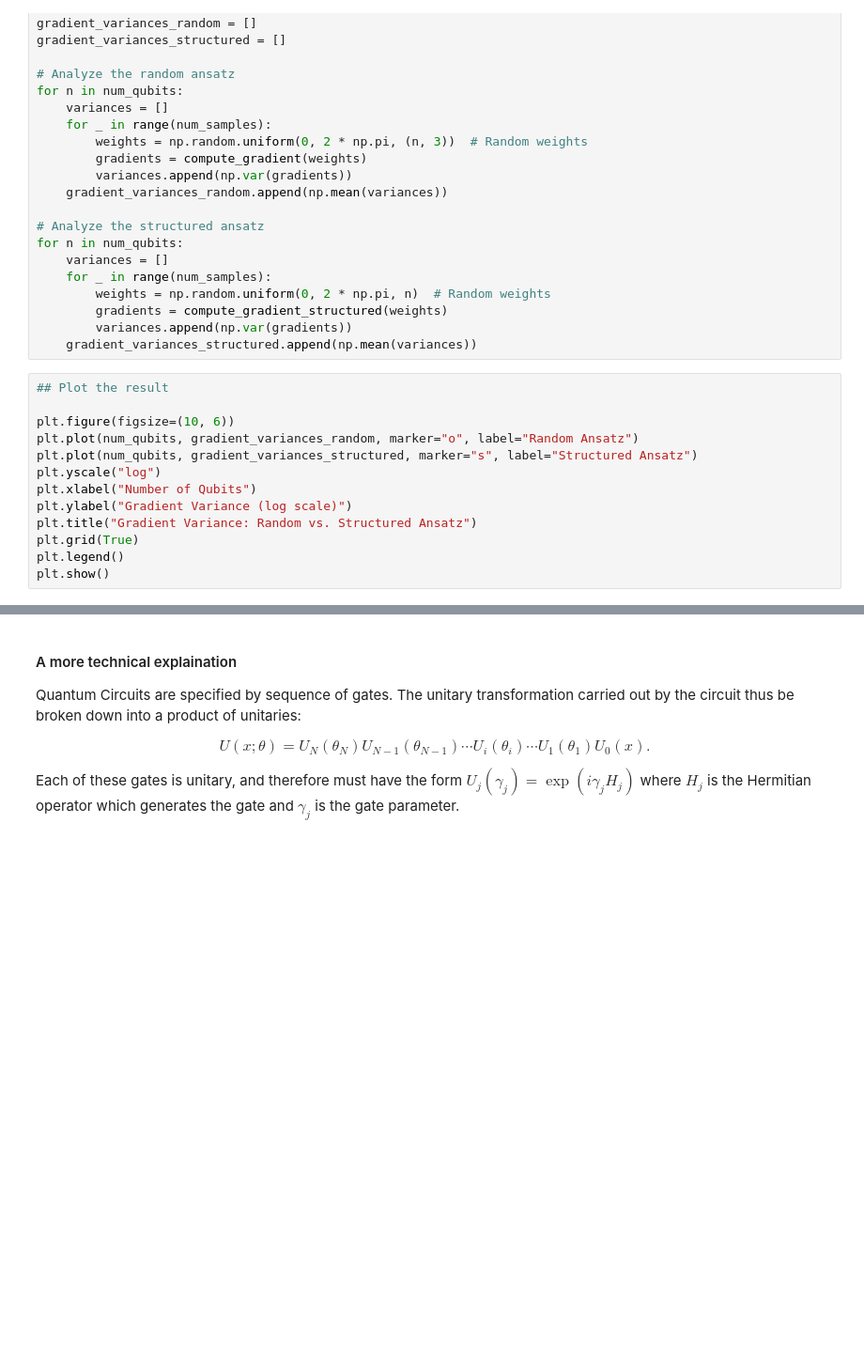
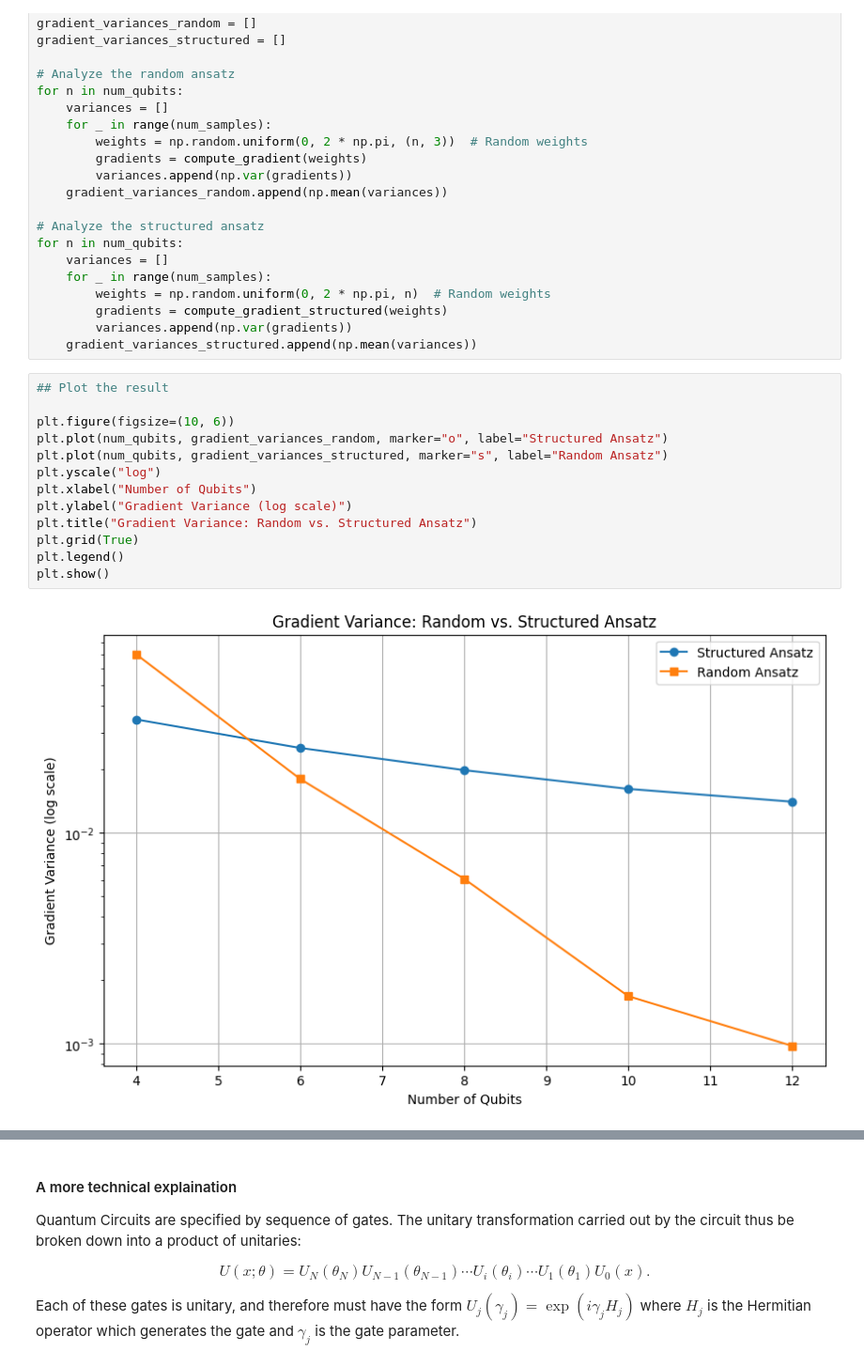
Before and after one commit to grossiM/LAB_Quantum_Computation24, a Jupyter notebook: Lezione3/Lecture3.ipynb, the cells around one changed output, grey strips where cells are left out. Shown: that part at 94% size. Cells and saved outputs as stored; diff of their text form; blank space fills up the shorter version.

```diff
--- a/Lezione3/Lecture3.ipynb
+++ b/Lezione3/Lecture3.ipynb
@@ -680,16 +727,18 @@ for n in num_qubits:
 # %%
 ## Plot the result
 
 plt.figure(figsize=(10, 6))
-plt.plot(num_qubits, gradient_variances_random, marker="o", label="Random Ansatz")
-plt.plot(num_qubits, gradient_variances_structured, marker="s", label="Structured Ansatz")
+plt.plot(num_qubits, gradient_variances_random, marker="o", label="Structured Ansatz")
+plt.plot(num_qubits, gradient_variances_structured, marker="s", label="Random Ansatz")
 plt.yscale("log")
 plt.xlabel("Number of Qubits")
 plt.ylabel("Gradient Variance (log scale)")
 plt.title("Gradient Variance: Random vs. Structured Ansatz")
 plt.grid(True)
 plt.legend()
 plt.show()
+# %% [output]
+[figure, added]
 # %% [markdown]
 ### Extra on Quantum Gradients with BackPropagation
 
```
Also changed, not shown: parts of 12 cells of this notebook.
